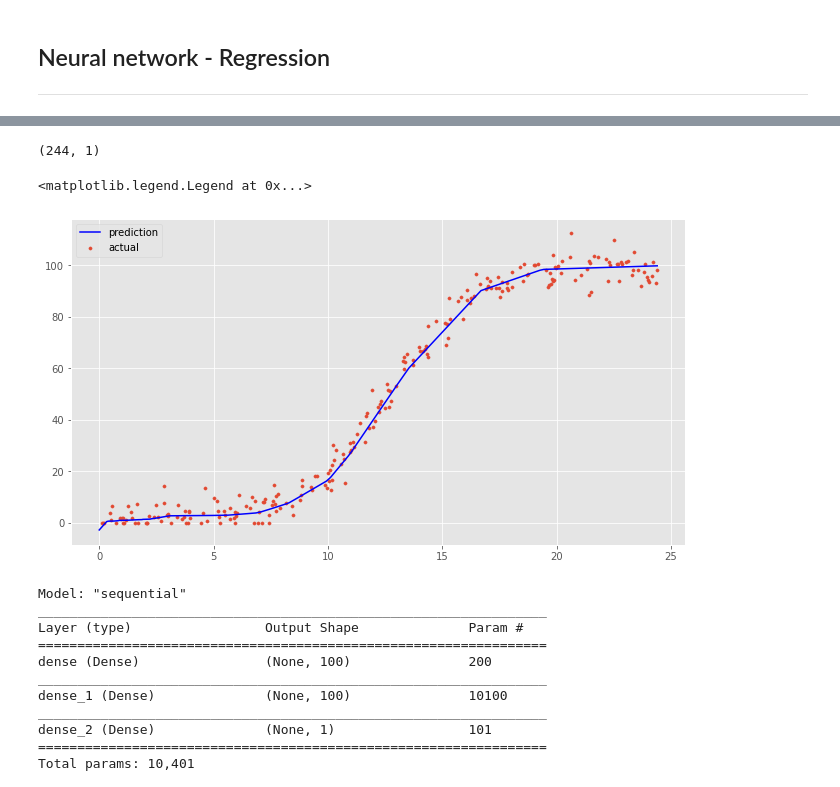
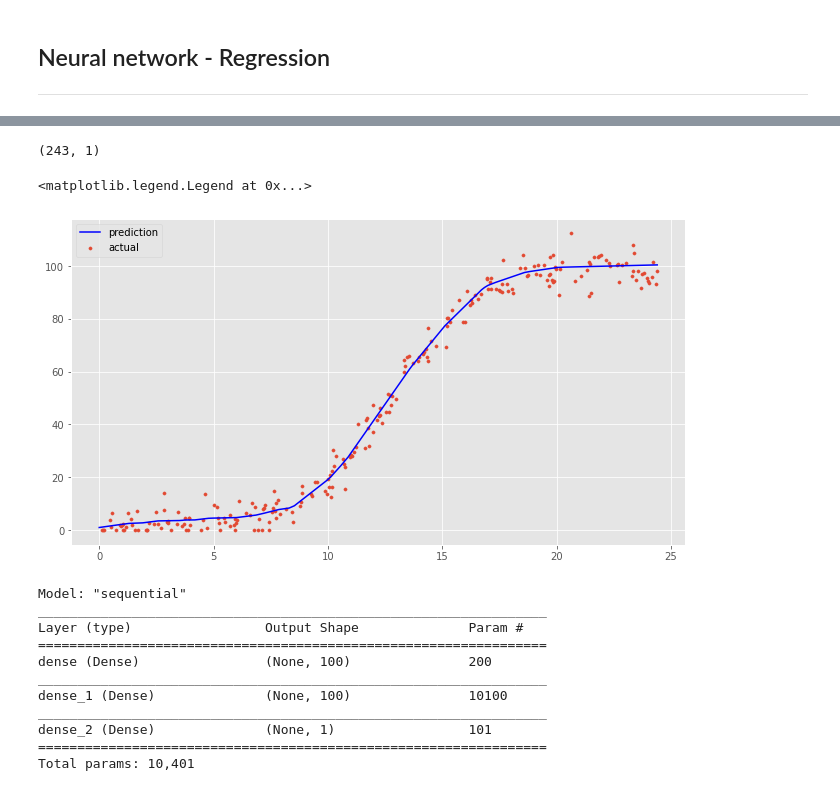
Before and after one commit to colm-o-caoimh/MachineLearning, a Jupyter notebook: mls_project2020.ipynb, the cells around one changed output, grey strips where cells are left out. Cells and saved outputs as stored; diff of their text form; code cells hidden in the pictures.

```diff
--- a/mls_project2020.ipynb
+++ b/mls_project2020.ipynb
@@ -628,2 +538,2 @@ test = pp_clean2[~msk]
 # %%
-model.fit(train['speed'], train['power'], epochs=500, batch_size=10)
+# model.fit(train['speed'], train['power'], epochs=500, batch_size=10)
@@ -662,4 +548,4 @@ plt.legend()
 # %%
-model.fit(A_Train, B_Train, epochs=500, batch_size=10)
+model.fit(x_train, y_train, epochs=500, batch_size=10)
 # %% [output]
 Epoch 1/500
@@ -682,27 +568,27 @@ Epoch 500/500
 <tensorflow.python.keras.callbacks.History at 0x...>
 # %%
-nn_predict = model.predict(A_Test)
+nn_predict = model.predict(x_test)
 
 nn_predict.shape
 # %% [output]
-(244, 1)
+(243, 1)
 # %%
 arr_sort = np.sort(nn_predict, axis=0)
 # %%
 nn_predict = np.sort(nn_predict, axis=0)
-A_Test_sort = np.sort(A_Test, axis=0)
+A_Test_sort = np.sort(x_test, axis=0)
 
-plt.scatter(A_Train, B_Train, label='actual', s=10)
+plt.scatter(x_train, y_train, label='actual', s=10)
 
 # sort_axis_nn = operator.itemgetter(0)
 # sorted_zip_nn = sorted(zip(A_Test, nn_predict), key=sort_axis)
 # sorted_poly_x_nn, sorted_y_test_predict_nn = zip(*sorted_zip)
 
 plt.plot(A_Test_sort, nn_predict, label='prediction', color='b')
 plt.legend()
 # %% [output]
 <matplotlib.legend.Legend at 0x...>
-[figure, old version]
+[figure, new version]
 # %%
 model.summary()
 # %% [output]
```
Also changed, not shown: parts of 49 cells of this notebook.
